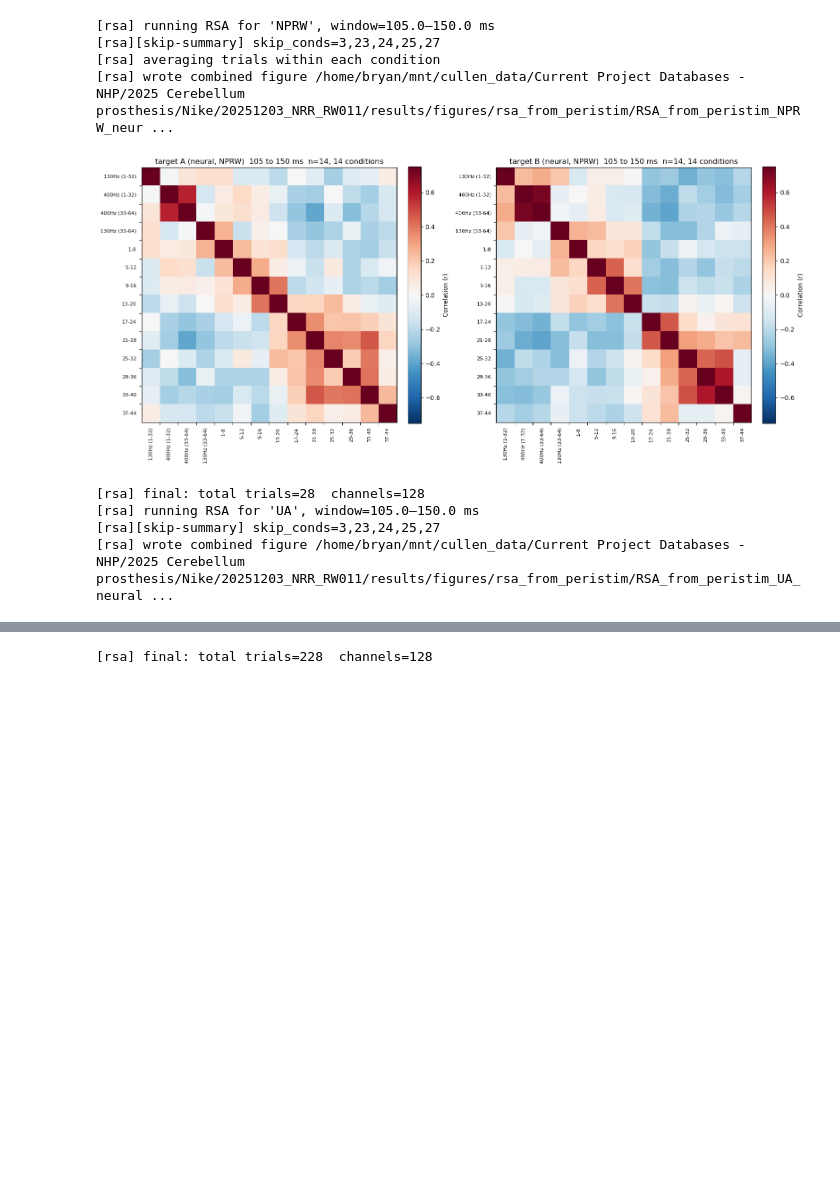
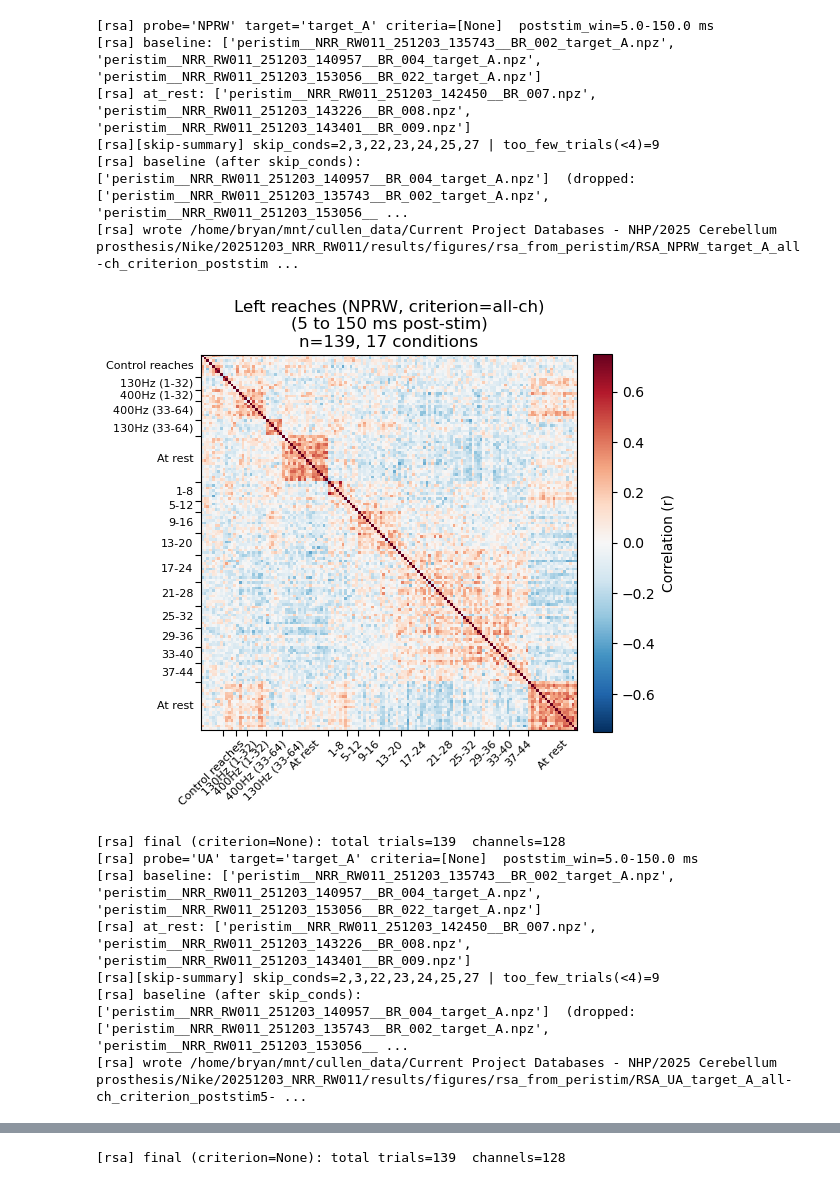
Before and after one commit to Raynor-Cerebellum-Project/RCP_analysis, a Jupyter notebook: scripts/bryan_scripts/RSA_consistency/RSA_poststim_grouped_up.ipynb, the cells around one changed output, grey strips where cells are left out. Saved outputs shown, nothing was run; the diff lists cells and outputs as text; code cells hidden in the pictures; blank space fills up the shorter version.

```diff
--- a/scripts/bryan_scripts/RSA_consistency/RSA_poststim_grouped_up.ipynb
+++ b/scripts/bryan_scripts/RSA_consistency/RSA_poststim_grouped_up.ipynb
@@ -741,29 +1058,30 @@ run_trial_rsa_from_peristim(source="UA",
 # %%
-run_trial_rsa_from_peristim(source="NPRW",
-                            corr_win_ms=(105.0, 150.0),
-                            cond_label_extras=cond_label_extras,
-                            vmin=-0.75, vmax=0.75,
-                            baseline_port='A',
-                            skip_conds={2, 3, 23, 24, 25, 27},
-                            cond_order=["Baseline", 10, 5, 6, 11, 7],
-                            average_within_condition=True,  # <-- NEW: average trials within conditions
-)
-run_trial_rsa_from_peristim(source="UA",
-                            corr_win_ms=(105.0, 150.0),
-                            cond_label_extras=cond_label_extras,
-                            vmin=-0.75, vmax=0.75,
-                            baseline_port='A',
-                            skip_conds = {2, 3, 23, 24, 25, 27},
-                            cond_order=["Baseline", 10, 5, 6, 11, 7],
-                            # average_within_condition=True,  # <-- NEW: average trials within conditions
-                            )
+run_rsa(source="NPRW",
+    poststim_win_ms=(5.0, 150.0),
+    cond_label_extras=cond_label_extras,
+    vmin=-0.75, vmax=0.75,
+    skip_conds={2, 3, 22, 23, 24, 25, 27},
+    cond_order=["Baseline", 10, 5, 11, 7],
+    )
+run_rsa(source="UA",
+    poststim_win_ms=(5.0, 150.0),
+    cond_label_extras=cond_label_extras,
+    vmin=-0.75, vmax=0.75,
+    skip_conds = {2, 3, 22, 23, 24, 25, 27},
+    cond_order=["Baseline", 10, 5, 11, 7],
+    )
 # %% [output]
-[rsa] running RSA for 'NPRW', window=105.0–150.0 ms
-[rsa][skip-summary] skip_conds=3,23,24,25,27
-[rsa] averaging trials within each condition
-[rsa] wrote combined figure /home/bryan/mnt/cullen_data/Current Project Databases - NHP/2025 Cerebellum prosthesis/Nike/20251203_NRR_RW011/results/figures/rsa_from_peristim/RSA_from_peristim_NPRW_neur ...
+[rsa] probe='NPRW' target='target_A' criteria=[None]  poststim_win=5.0-150.0 ms
+[rsa] baseline: ['peristim__NRR_RW011_251203_135743__BR_002_target_A.npz', 'peristim__NRR_RW011_251203_140957__BR_004_target_A.npz', 'peristim__NRR_RW011_251203_153056__BR_022_target_A.npz']
+[rsa] at_rest: ['peristim__NRR_RW011_251203_142450__BR_007.npz', 'peristim__NRR_RW011_251203_143226__BR_008.npz', 'peristim__NRR_RW011_251203_143401__BR_009.npz']
+[rsa][skip-summary] skip_conds=2,3,22,23,24,25,27 | too_few_trials(<4)=9
+[rsa] baseline (after skip_conds): ['peristim__NRR_RW011_251203_140957__BR_004_target_A.npz']  (dropped: ['peristim__NRR_RW011_251203_135743__BR_002_target_A.npz', 'peristim__NRR_RW011_251203_153056__ ...
+[rsa] wrote /home/bryan/mnt/cullen_data/Current Project Databases - NHP/2025 Cerebellum prosthesis/Nike/20251203_NRR_RW011/results/figures/rsa_from_peristim/RSA_NPRW_target_A_all-ch_criterion_poststim ...
-[figure, old version]
+[figure, new version]
-[rsa] final: total trials=28  channels=128
-[rsa] running RSA for 'UA', window=105.0–150.0 ms
-[rsa][skip-summary] skip_conds=3,23,24,25,27
-[rsa] wrote combined figure /home/bryan/mnt/cullen_data/Current Project Databases - NHP/2025 Cerebellum prosthesis/Nike/20251203_NRR_RW011/results/figures/rsa_from_peristim/RSA_from_peristim_UA_neural ...
+[rsa] final (criterion=None): total trials=139  channels=128
+[rsa] probe='UA' target='target_A' criteria=[None]  poststim_win=5.0-150.0 ms
+[rsa] baseline: ['peristim__NRR_RW011_251203_135743__BR_002_target_A.npz', 'peristim__NRR_RW011_251203_140957__BR_004_target_A.npz', 'peristim__NRR_RW011_251203_153056__BR_022_target_A.npz']
+[rsa] at_rest: ['peristim__NRR_RW011_251203_142450__BR_007.npz', 'peristim__NRR_RW011_251203_143226__BR_008.npz', 'peristim__NRR_RW011_251203_143401__BR_009.npz']
+[rsa][skip-summary] skip_conds=2,3,22,23,24,25,27 | too_few_trials(<4)=9
+[rsa] baseline (after skip_conds): ['peristim__NRR_RW011_251203_140957__BR_004_target_A.npz']  (dropped: ['peristim__NRR_RW011_251203_135743__BR_002_target_A.npz', 'peristim__NRR_RW011_251203_153056__ ...
+[rsa] wrote /home/bryan/mnt/cullen_data/Current Project Databases - NHP/2025 Cerebellum prosthesis/Nike/20251203_NRR_RW011/results/figures/rsa_from_peristim/RSA_UA_target_A_all-ch_criterion_poststim5- ...
@@ -771 +1089 @@ run_trial_rsa_from_peristim(source="UA",
-[rsa] final: total trials=228  channels=128
+[rsa] final (criterion=None): total trials=139  channels=128
```
Also changed, not shown: parts of 9 cells of this notebook, 1 other file.
